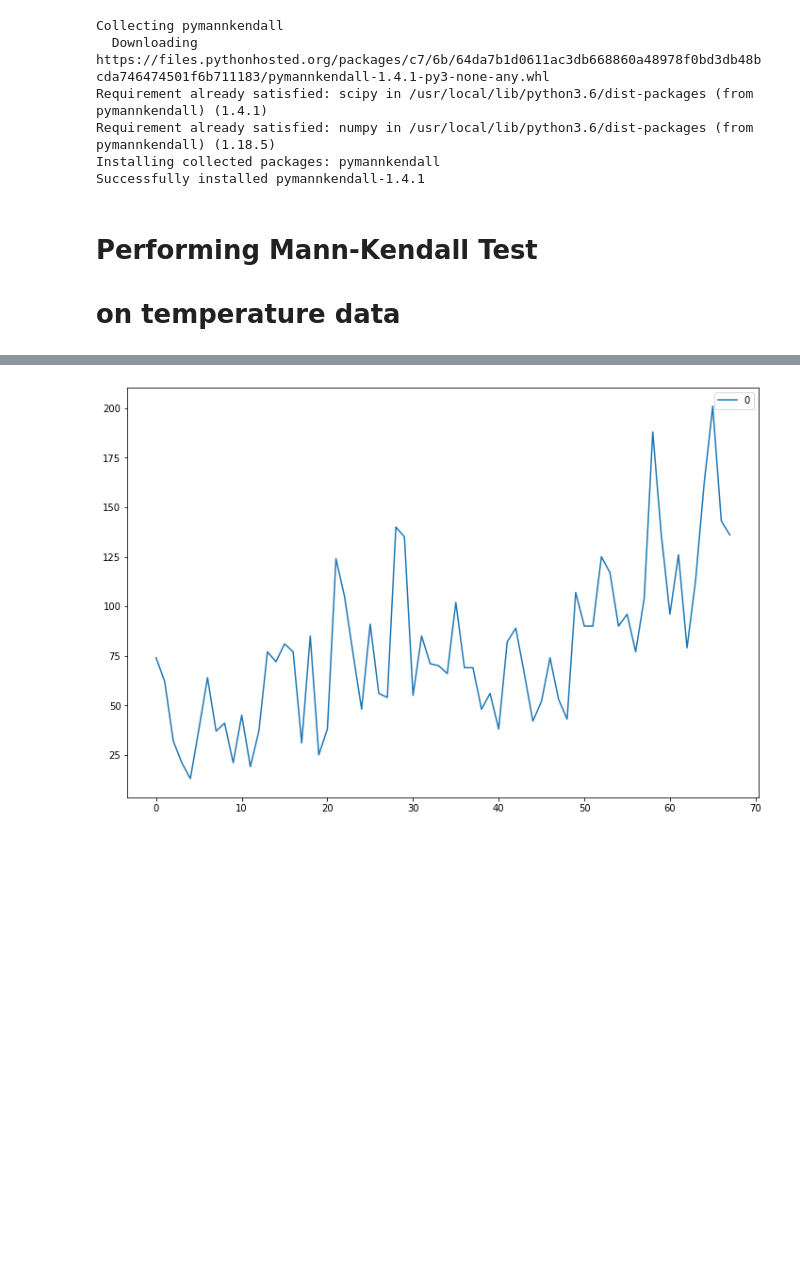
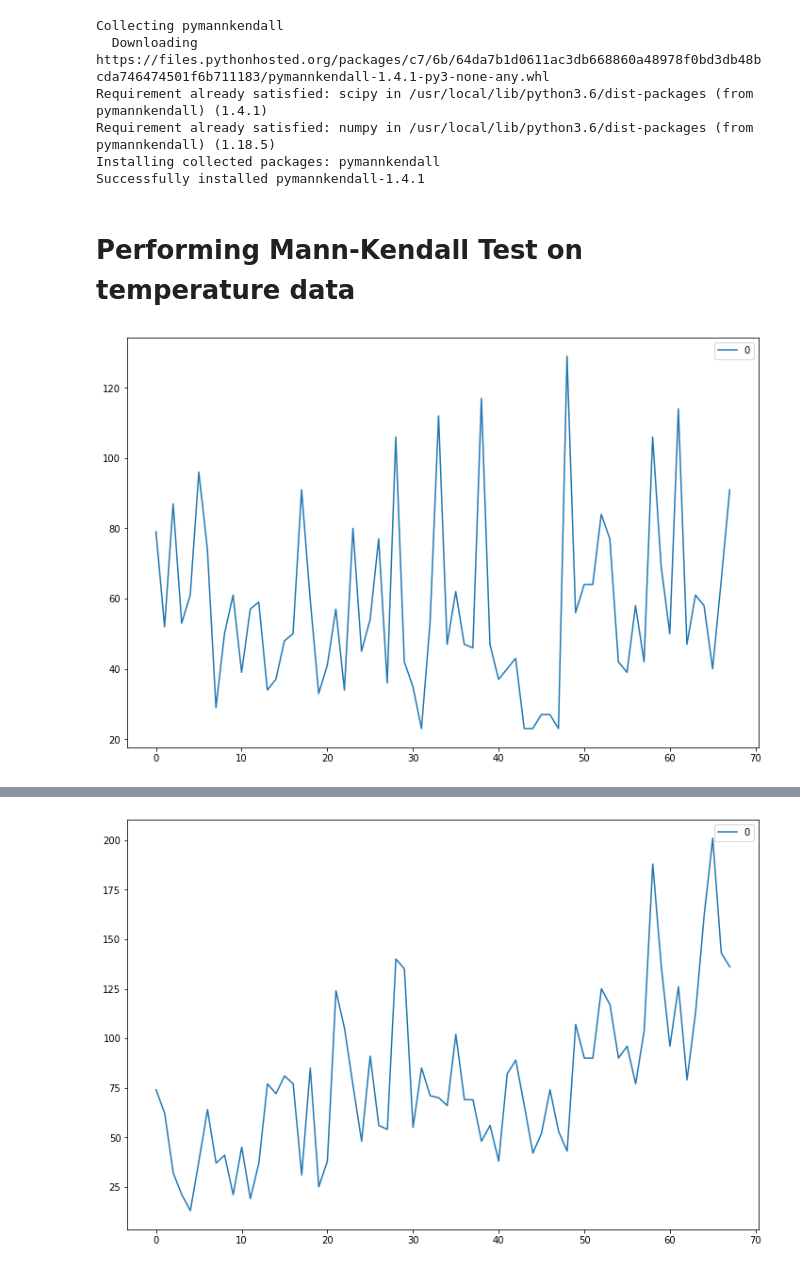
Before and after one commit to adityaiiith/Independent_Proj, a Jupyter notebook: ind_proj.ipynb, the cells around one changed output, grey strips where cells are left out. Cells and saved outputs as stored; diff of their text form; code cells hidden in the pictures; blank space fills up the shorter version.

```diff
--- a/ind_proj.ipynb
+++ b/ind_proj.ipynb
@@ -103,10 +123,14 @@ Requirement already satisfied: numpy in /usr/local/lib/python3.6/dist-packages (
 Installing collected packages: pymannkendall
 Successfully installed pymannkendall-1.4.1
 # %% [markdown]
-# Performing Mann-Kendall Test
-# on temperature data
+# Performing Mann-Kendall Test on temperature data
 # %%
 import pymannkendall as mk
 import matplotlib.pyplot as plt
 import statsmodels.api as sm
 %matplotlib inline
+# %%
+dfx = pd.DataFrame(d1["cdd"][70][50])
+dfx.plot(figsize=(12,8));
+# %% [output]
+[figure, added]
```
Also changed, not shown: parts of 8 cells of this notebook.
